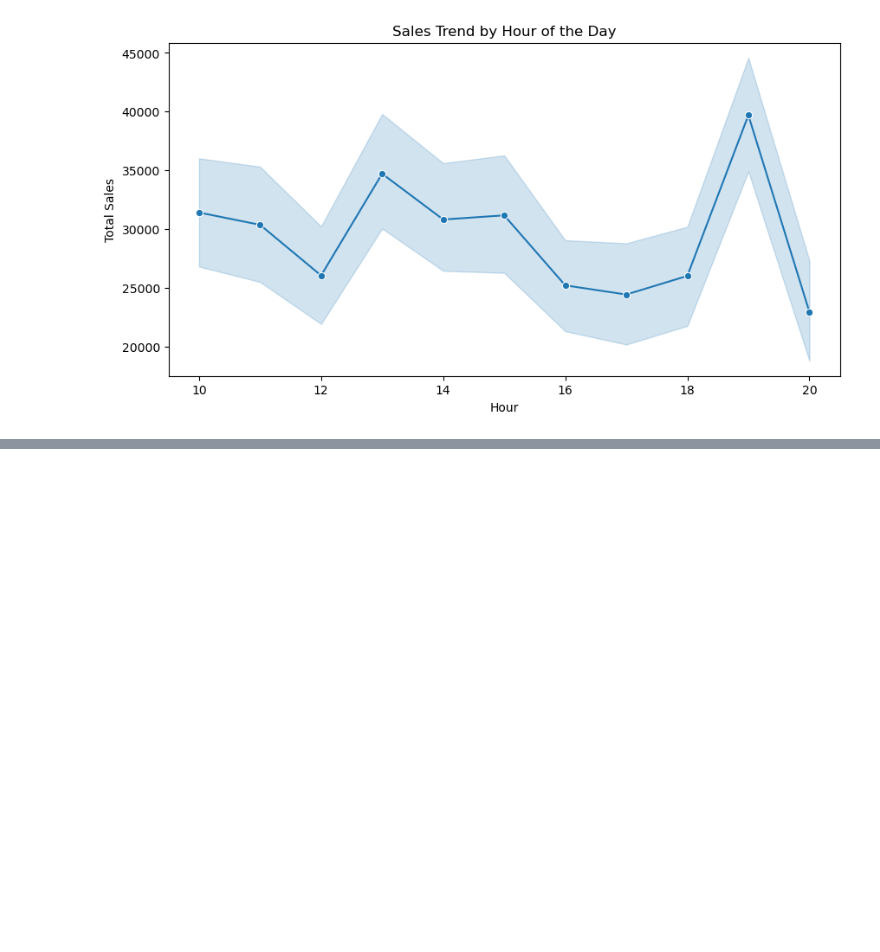
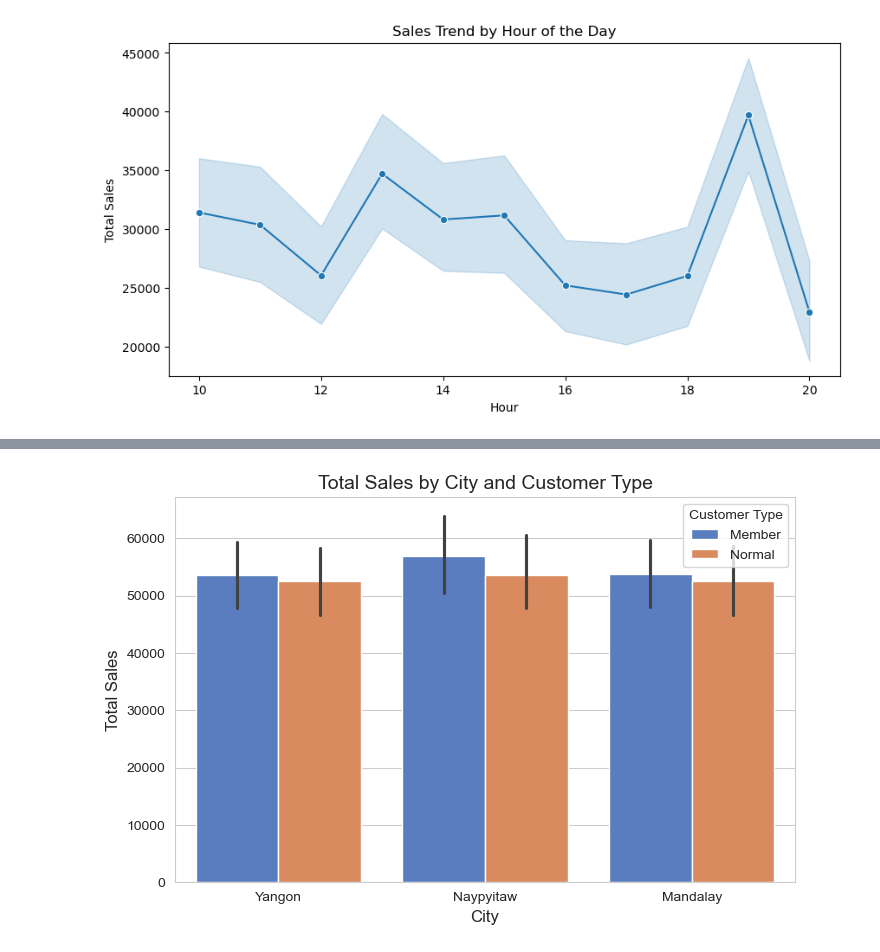
Before and after one commit to VarnaviPerera/PRINCIPLES-OF-DATA-SCIENCE-Portfolio, a Jupyter notebook: EDA/InitialEDA.ipynb, the cells around one changed output, grey strips where cells are left out. Cells and saved outputs as stored; diff of their text form; code cells hidden in the pictures; blank space fills up the shorter version.

```diff
--- a/EDA/InitialEDA.ipynb
+++ b/EDA/InitialEDA.ipynb
@@ -182,0 +262,10 @@ plt.show()
+# %%
+plt.figure(figsize=(8, 5))
+sns.barplot(x='City', y='Total', hue='Customer type', data=supermarket_data, estimator=sum, palette="muted")
+plt.title("Total Sales by City and Customer Type", fontsize=14)
+plt.xlabel("City", fontsize=12)
+plt.ylabel("Total Sales", fontsize=12)
+plt.legend(title="Customer Type")
+plt.show()
+# %% [output]
+[figure, added]
```
Also changed, not shown: parts of 4 cells of this notebook, 1 other file.
